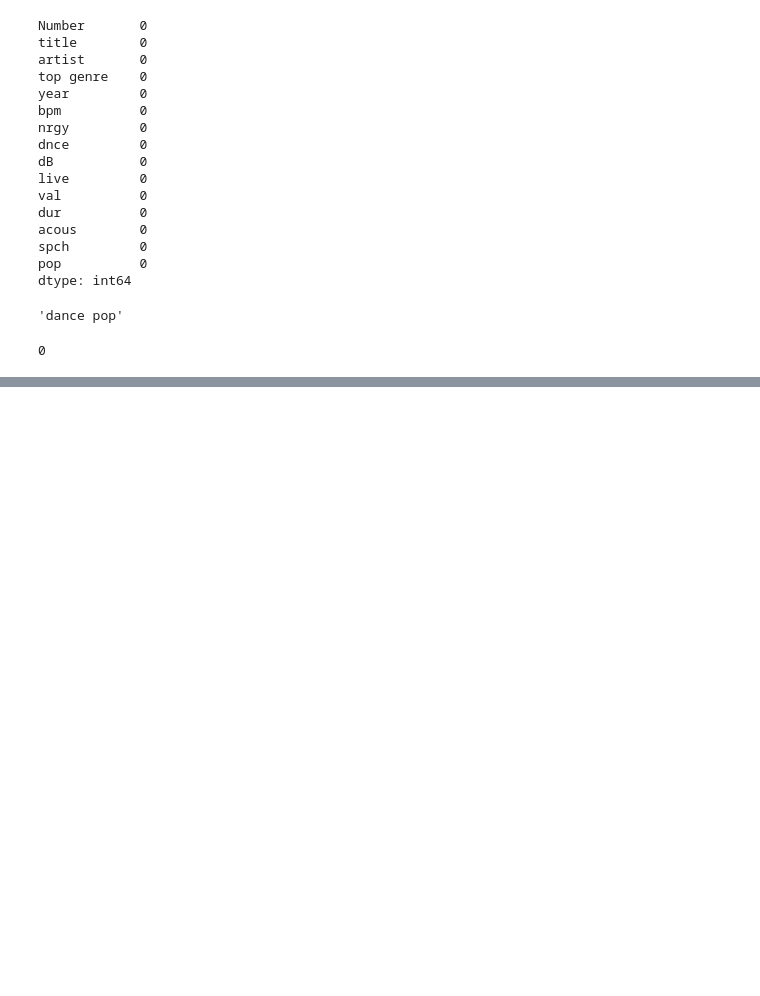
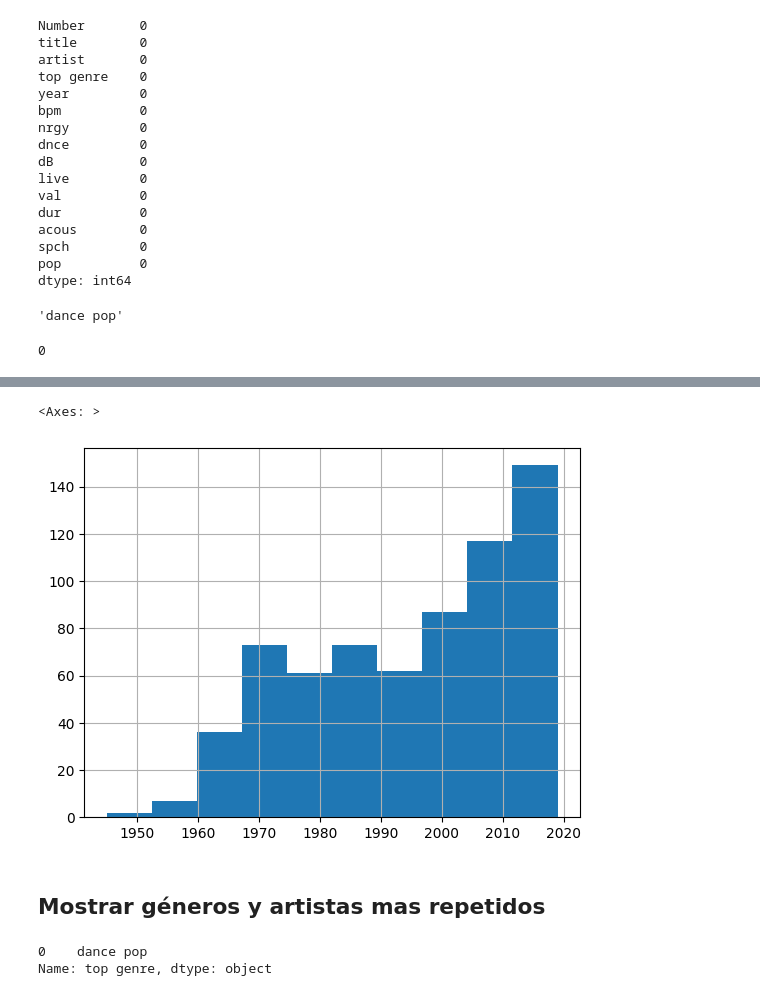
Before and after one commit to Angelbardon/curso-_analisis_angel_bardon, a Jupyter notebook: m4-pandas/spotify.ipynb, the cells around one changed output, grey strips where cells are left out. Drawn from its saved outputs; the diff is of its cells as text; code cells hidden in the pictures; blank space fills up the shorter version.

```diff
--- a/m4-pandas/spotify.ipynb
+++ b/m4-pandas/spotify.ipynb
@@ -148,0 +180,12 @@ df.head()
+# %%
+df['year'].hist()
+# %% [output]
+<Axes: >
+[figure, added]
+# %% [markdown]
+## Mostrar géneros y artistas mas repetidos
+# %%
+df['top genre'].mode()
+# %% [output]
+0    dance pop
+Name: top genre, dtype: object
```
Also changed, not shown: parts of 13 cells of this notebook.
